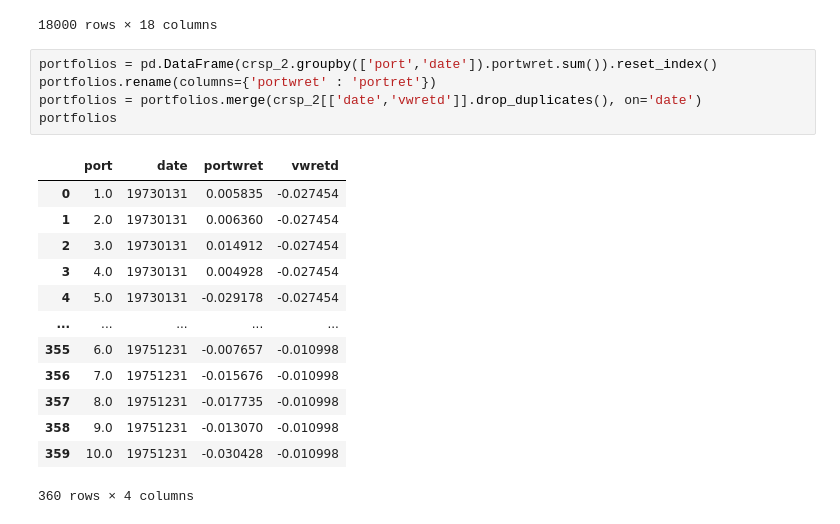
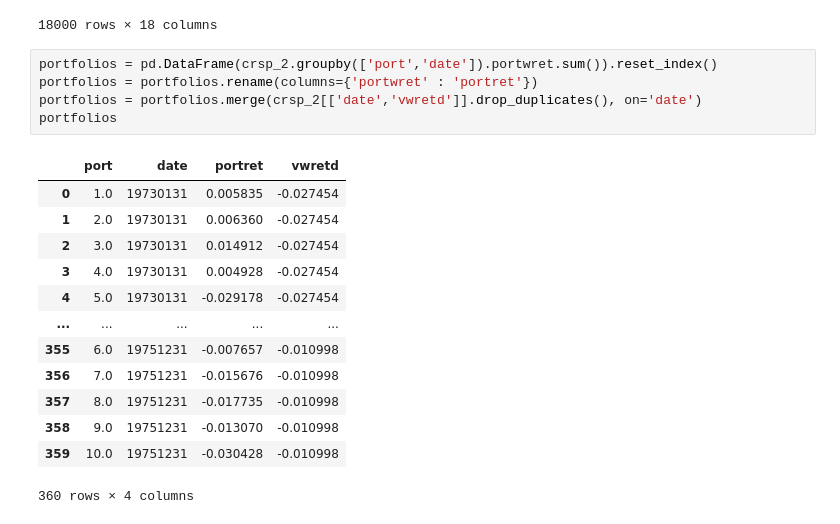
Before and after one commit to KaiKevinLiao/empirical-finance, a Jupyter notebook: ps2.ipynb, the cells around one changed output. Drawn from its saved outputs; the diff is of its cells as text.

```diff
--- a/ps2.ipynb
+++ b/ps2.ipynb
@@ -134,11 +134,11 @@ crsp_2['portwret'] = crsp_2['RET'] * crsp_2['weight']
 18000 rows × 18 columns
 # %%
 portfolios = pd.DataFrame(crsp_2.groupby(['port','date']).portwret.sum()).reset_index()
-portfolios.rename(columns={'portwret' : 'portret'})
+portfolios = portfolios.rename(columns={'portwret' : 'portret'})
 portfolios = portfolios.merge(crsp_2[['date','vwretd']].drop_duplicates(), on='date')
 portfolios
 # %% [output]
-|  | port | date | portwret | vwretd |
+|  | port | date | portret | vwretd |
 | 0 | 1.0 | 19730131 | 0.005835 | -0.027454 |
 | 1 | 2.0 | 19730131 | 0.006360 | -0.027454 |
 | 2 | 3.0 | 19730131 | 0.014912 | -0.027454 |
```
Also changed, not shown: parts of 8 cells of this notebook.
